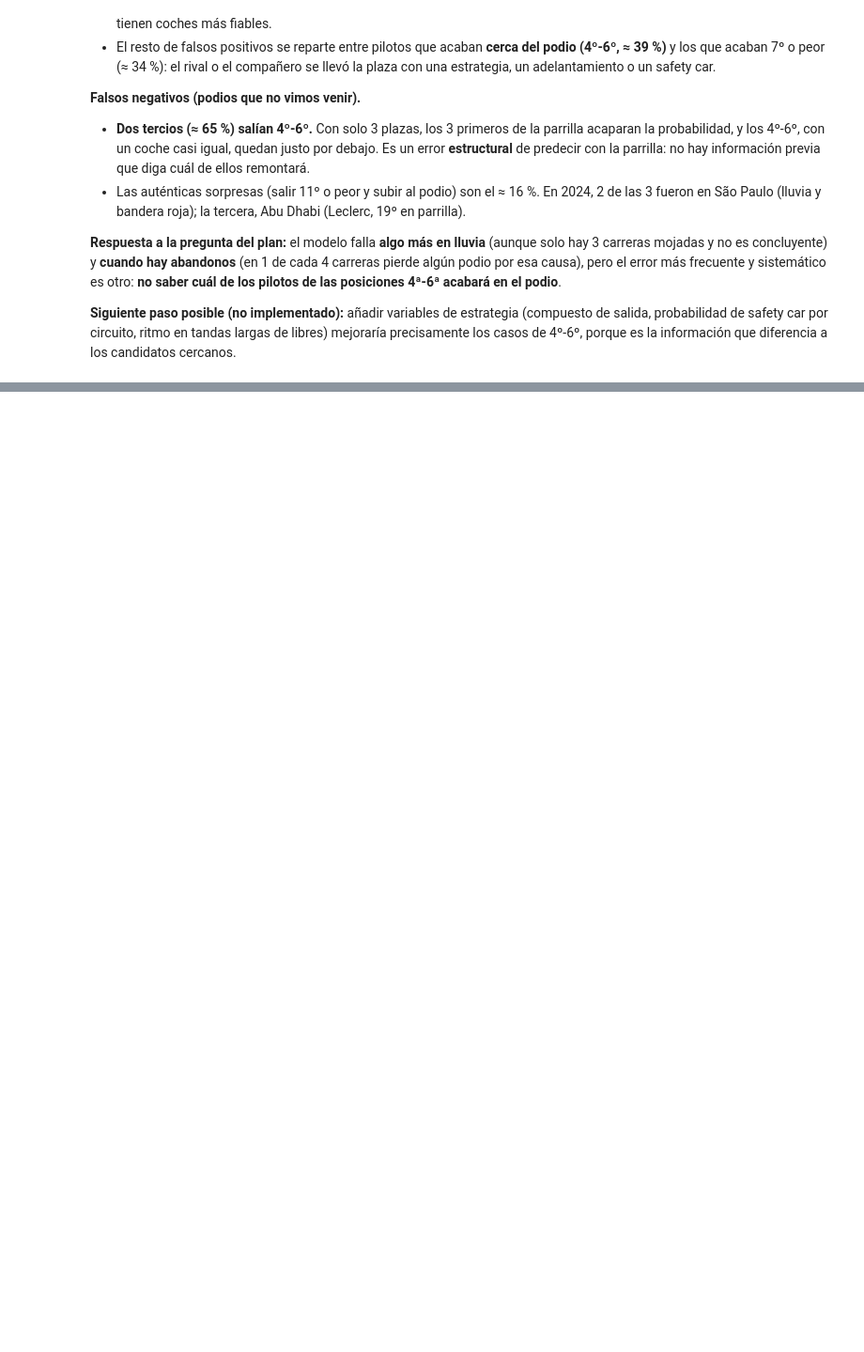
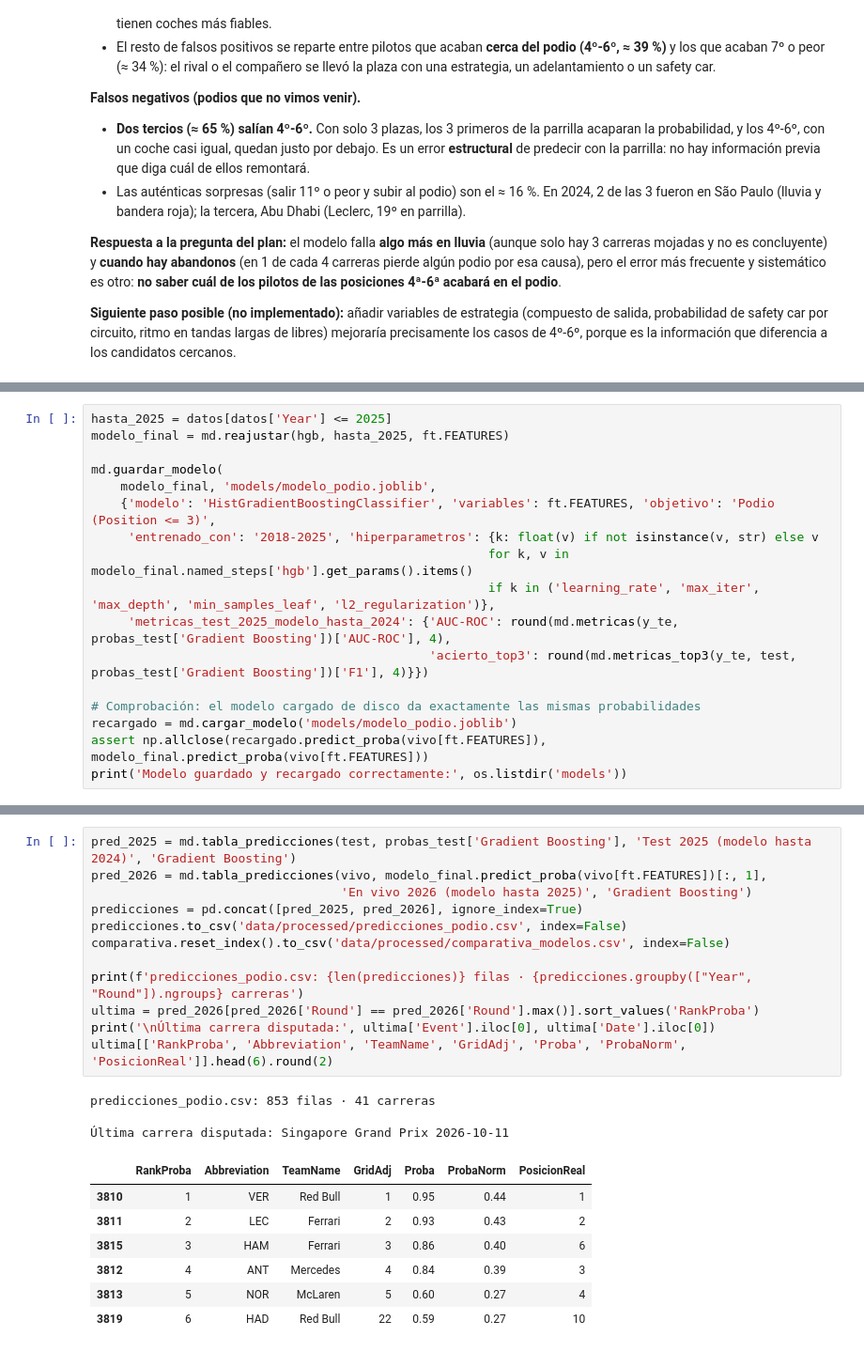
Before and after one commit to wewesito/f1-strategy-analytics, a Jupyter notebook: notebooks/04_prediccion.ipynb, the cells around one changed output, grey strips where cells are left out. Shown at 94% size. Saved outputs shown, nothing was run; the diff lists cells and outputs as text; blank space fills up the shorter version.

```diff
--- a/notebooks/04_prediccion.ipynb
+++ b/notebooks/04_prediccion.ipynb
@@ -868,0 +964,17 @@ precisamente los casos de 4º-6º, porque es la información que diferencia a lo
+# %%
+hasta_2025 = datos[datos['Year'] <= 2025]
+modelo_final = md.reajustar(hgb, hasta_2025, ft.FEATURES)
+
+md.guardar_modelo(
+    modelo_final, 'models/modelo_podio.joblib',
+    {'modelo': 'HistGradientBoostingClassifier', 'variables': ft.FEATURES, 'objetivo': 'Podio (Position <= 3)',
+     'entrenado_con': '2018-2025', 'hiperparametros': {k: float(v) if not isinstance(v, str) else v
+                                                      for k, v in modelo_final.named_steps['hgb'].get_params().items()
+                                                      if k in ('learning_rate', 'max_iter', 'max_depth', 'min_samples_leaf', 'l2_regularization')},
+     'metricas_test_2025_modelo_hasta_2024': {'AUC-ROC': round(md.metricas(y_te, probas_test['Gradient Boosting'])['AUC-ROC'], 4),
+                                              'acierto_top3': round(md.metricas_top3(y_te, test, probas_test['Gradient Boosting'])['F1'], 4)}})
+
+# Comprobación: el modelo cargado de disco da exactamente las mismas probabilidades
+recargado = md.cargar_modelo('models/modelo_podio.joblib')
+assert np.allclose(recargado.predict_proba(vivo[ft.FEATURES]), modelo_final.predict_proba(vivo[ft.FEATURES]))
+print('Modelo guardado y recargado correctamente:', os.listdir('models'))
@@ -868,0 +988,23 @@ precisamente los casos de 4º-6º, porque es la información que diferencia a lo
+# %%
+pred_2025 = md.tabla_predicciones(test, probas_test['Gradient Boosting'], 'Test 2025 (modelo hasta 2024)', 'Gradient Boosting')
+pred_2026 = md.tabla_predicciones(vivo, modelo_final.predict_proba(vivo[ft.FEATURES])[:, 1],
+                                  'En vivo 2026 (modelo hasta 2025)', 'Gradient Boosting')
+predicciones = pd.concat([pred_2025, pred_2026], ignore_index=True)
+predicciones.to_csv('data/processed/predicciones_podio.csv', index=False)
+comparativa.reset_index().to_csv('data/processed/comparativa_modelos.csv', index=False)
+
+print(f'predicciones_podio.csv: {len(predicciones)} filas · {predicciones.groupby(["Year", "Round"]).ngroups} carreras')
+ultima = pred_2026[pred_2026['Round'] == pred_2026['Round'].max()].sort_values('RankProba')
+print('\nÚltima carrera disputada:', ultima['Event'].iloc[0], ultima['Date'].iloc[0])
+ultima[['RankProba', 'Abbreviation', 'TeamName', 'GridAdj', 'Proba', 'ProbaNorm', 'PosicionReal']].head(6).round(2)
+# %% [output]
+predicciones_podio.csv: 853 filas · 41 carreras
+
+Última carrera disputada: Singapore Grand Prix 2026-10-11
+|  | RankProba | Abbreviation | TeamName | GridAdj | Proba | ProbaNorm | PosicionReal |
+| 3810 | 1 | VER | Red Bull | 1 | 0.95 | 0.44 | 1 |
+| 3811 | 2 | LEC | Ferrari | 2 | 0.93 | 0.43 | 2 |
+| 3815 | 3 | HAM | Ferrari | 3 | 0.86 | 0.40 | 6 |
+| 3812 | 4 | ANT | Mercedes | 4 | 0.84 | 0.39 | 3 |
+| 3813 | 5 | NOR | McLaren | 5 | 0.60 | 0.27 | 4 |
+| 3819 | 6 | HAD | Red Bull | 22 | 0.59 | 0.27 | 10 |
```
Also changed, not shown: parts of 11 cells of this notebook, 6 other files.
